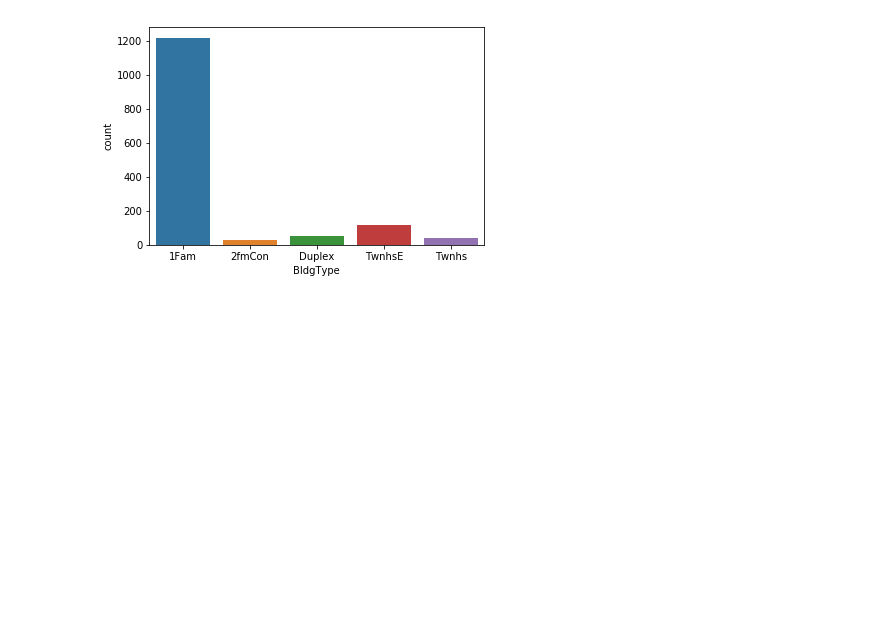
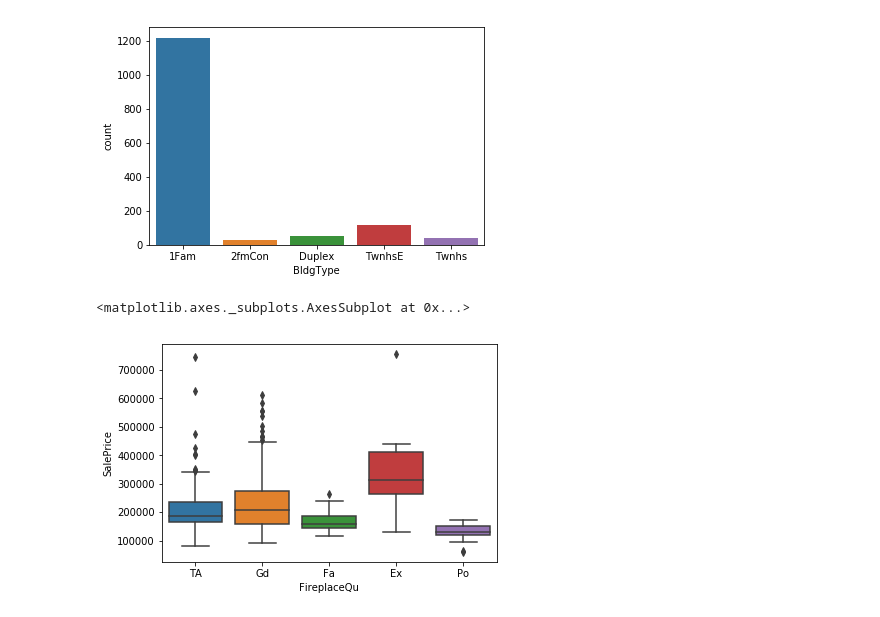
Before and after one commit to Kuba97/house-prices, a Jupyter notebook: notebooks/1.2.2 EDA - Statistical Analysis (categorical).ipynb, the cells around one changed output. Cells and saved outputs as stored; diff of their text form; code cells hidden in the pictures; blank space fills up the shorter version.

```diff
--- a/notebooks/1.2.2 EDA - Statistical Analysis (categorical).ipynb
+++ b/notebooks/1.2.2 EDA - Statistical Analysis (categorical).ipynb
@@ -198,3 +198,8 @@ sns.countplot(train['BldgType'])
 # %% [output]
 <matplotlib.axes._subplots.AxesSubplot at 0x...>
 [figure]
+# %%
+sns.boxplot(train['FireplaceQu'], price)
+# %% [output]
+<matplotlib.axes._subplots.AxesSubplot at 0x...>
+[figure, added]
```
Also changed, not shown: parts of 2 cells of this notebook, 20 other files.
